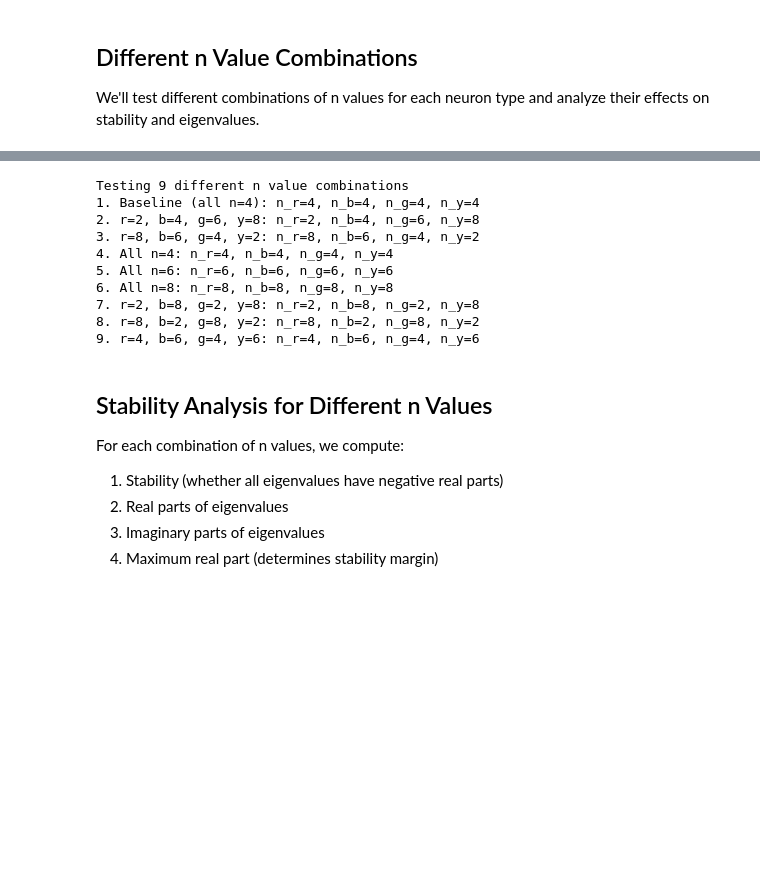
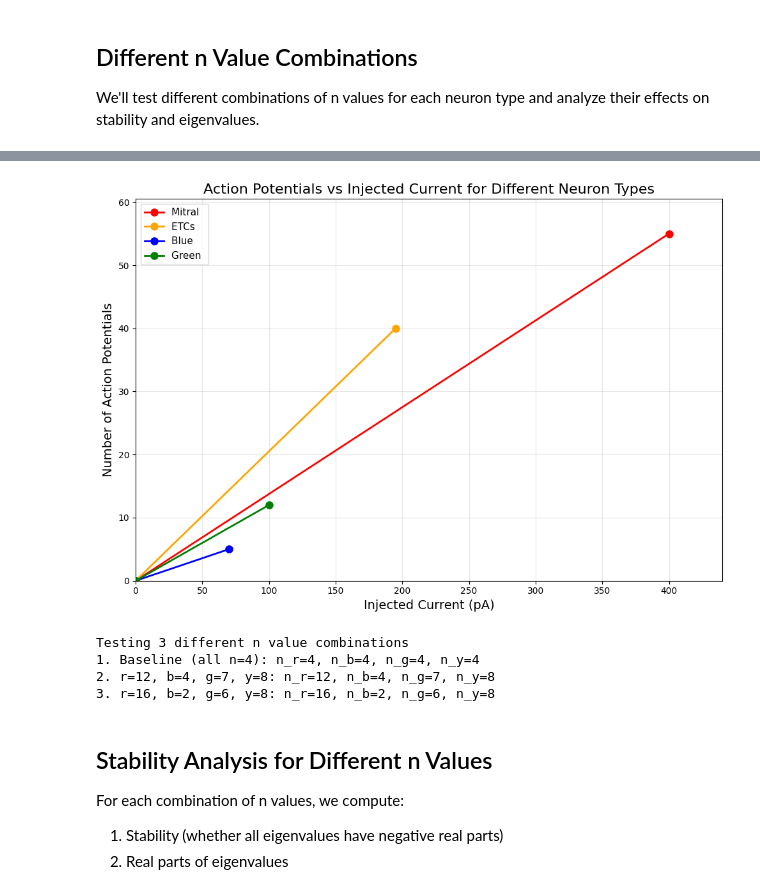
Before and after one commit to hizakim/4th_yr_project, a Jupyter notebook: TMR_after_3_n_values.ipynb, the cells around one changed output, grey strips where cells are left out. Saved outputs shown, nothing was run; the diff lists cells and outputs as text; code cells hidden in the pictures; blank space fills up the shorter version.

```diff
--- a/TMR_after_3_n_values.ipynb
+++ b/TMR_after_3_n_values.ipynb
@@ -212,46 +220,70 @@ for i, combo in enumerate(n_combinations):
+# %%
+
+# Plot action potentials vs injected current for each neuron type
+# All lines pass through origin and the given point
+
+# Define data points for each neuron type
+neuron_data = {
+    'Mitral': {'ap': 55, 'current': 400, 'color': 'red'},
+    'ETCs': {'ap': 40, 'current': 195, 'color': 'orange'},
+    'Blue': {'ap': 5, 'current': 70, 'color': 'blue'},
+    'Green': {'ap': 12, 'current': 100, 'color': 'green'}
+}
+
+# Create figure
+fig, ax = plt.subplots(figsize=(10, 7))
+
+# Plot each neuron type
+for neuron_name, data in neuron_data.items():
+    ap = data['ap']
+    current = data['current']
+    color = data['color']
+
+    # Create line from origin (0, 0) to the given point
+    x_line = np.array([0, current])
+    y_line = np.array([0, ap])
+
+    # Plot the line
+    ax.plot(x_line, y_line, color=color, linewidth=2,
+            label=f'{neuron_name} ', marker='o', markersize=8)
+
+ax.set_xlabel('Injected Current (pA)', fontsize=14)
+ax.set_ylabel('Number of Action Potentials', fontsize=14)
+ax.set_title('Action Potentials vs Injected Current for Different Neuron Types', fontsize=16)
+ax.grid(True, alpha=0.3)
+ax.legend(fontsize=11, loc='best')
+ax.set_xlim(0, max([d['current'] for d in neuron_data.values()]) * 1.1)
+ax.set_ylim(0, max([d['ap'] for d in neuron_data.values()]) * 1.1)
+
+plt.tight_layout()
+plt.show()
+# %% [output]
+[figure, added]
 # %%
 # Define n values to test
-n_values_to_test = [2, 4, 6, 8]
 
 # Test different combinations - all values must come from n_values_to_test
 n_combinations = [
     # Baseline: all same (lowest value)
     {'n_r': 4, 'n_b': 4, 'n_g': 4, 'n_y': 4, 'name': 'Baseline (all n=4)'},
-    # Different n for each type (using all values)
-    {'n_r': 2, 'n_b': 4, 'n_g': 6, 'n_y': 8, 'name': 'r=2, b=4, g=6, y=8'},
-    {'n_r': 8, 'n_b': 6, 'n_g': 4, 'n_y': 2, 'name': 'r=8, b=6, g=4, y=2'},
-    # All same but different values
-    {'n_r': 4, 'n_b': 4, 'n_g': 4, 'n_y': 4, 'name': 'All n=4'},
-    {'n_r': 6, 'n_b': 6, 'n_g': 6, 'n_y': 6, 'name': 'All n=6'},
-    {'n_r': 8, 'n_b': 8, 'n_g': 8, 'n_y': 8, 'name': 'All n=8'},
-    # Mixed: low for some, high for others
-    {'n_r': 2, 'n_b': 8, 'n_g': 2, 'n_y': 8, 'name': 'r=2, b=8, g=2, y=8'},
-    {'n_r': 8, 'n_b': 2, 'n_g': 8, 'n_y': 2, 'name': 'r=8, b=2, g=8, y=2'},
-    # Mixed: medium values
-    {'n_r': 4, 'n_b': 6, 'n_g': 4, 'n_y': 6, 'name': 'r=4, b=6, g=4, y=6'},
+
+    {'n_r': 12, 'n_b': 4, 'n_g': 7, 'n_y': 8, 'name': 'r=12, b=4, g=7, y=8'},
+    {'n_r': 16, 'n_b': 2, 'n_g': 6, 'n_y': 8, 'name': 'r=16, b=2, g=6, y=8'},
 ]
 
 print(f"Testing {len(n_combinations)} different n value combinations")
 for i, combo in enumerate(n_combinations):
     print(f"{i+1}. {combo['name']}: n_r={combo['n_r']}, n_b={combo['n_b']}, n_g={combo['n_g']}, n_y={combo['n_y']}")
 # %% [output]
-Testing 9 different n value combinations
+Testing 3 different n value combinations
 1. Baseline (all n=4): n_r=4, n_b=4, n_g=4, n_y=4
-2. r=2, b=4, g=6, y=8: n_r=2, n_b=4, n_g=6, n_y=8
-3. r=8, b=6, g=4, y=2: n_r=8, n_b=6, n_g=4, n_y=2
-4. All n=4: n_r=4, n_b=4, n_g=4, n_y=4
-5. All n=6: n_r=6, n_b=6, n_g=6, n_y=6
-6. All n=8: n_r=8, n_b=8, n_g=8, n_y=8
-7. r=2, b=8, g=2, y=8: n_r=2, n_b=8, n_g=2, n_y=8
-8. r=8, b=2, g=8, y=2: n_r=8, n_b=2, n_g=8, n_y=2
-9. r=4, b=6, g=4, y=6: n_r=4, n_b=6, n_g=4, n_y=6
+2. r=12, b=4, g=7, y=8: n_r=12, n_b=4, n_g=7, n_y=8
+3. r=16, b=2, g=6, y=8: n_r=16, n_b=2, n_g=6, n_y=8
 # %% [markdown]
 ## Stability Analysis for Different n Values
 
 For each combination of n values, we compute:
 1. Stability (whether all eigenvalues have negative real parts)
 2. Real parts of eigenvalues
-3. Imaginary parts of eigenvalues
-4. Maximum real part (determines stability margin)
 # %%
 # Analyze stability for each n combination
```
Also changed, not shown: parts of 16 cells of this notebook, 6 other files.
